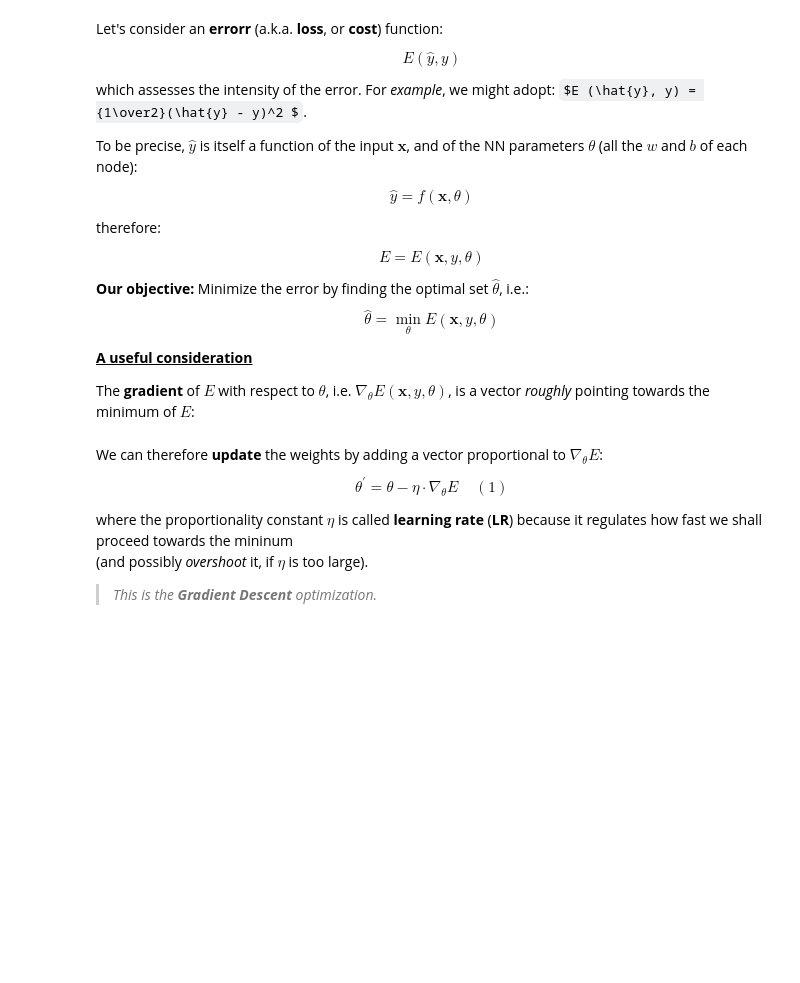
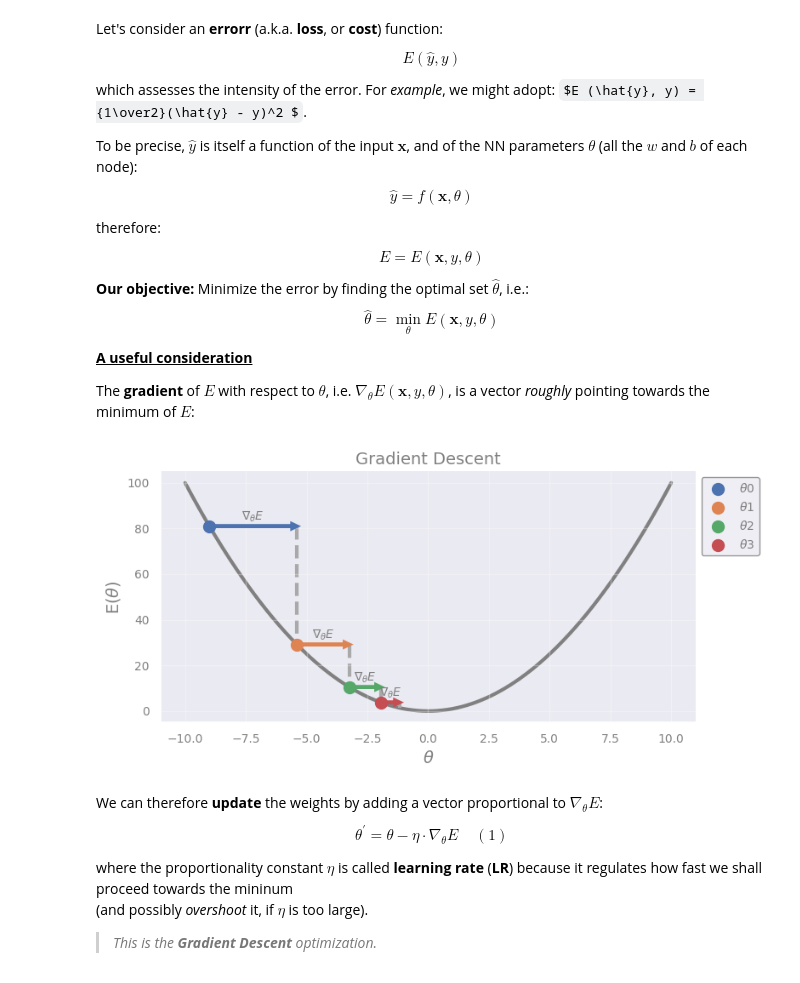
Before and after one commit to sghwang-cosmos/Astrostat-School-2026, a Jupyter notebook: DL_Intro_n_Regression/Intro_n_Regression.ipynb, the cells around one changed output. Cells and saved outputs as stored; diff of their text form; code cells hidden in the pictures; some formulas as TeX source; blank space fills up the shorter version.

```diff
--- a/DL_Intro_n_Regression/Intro_n_Regression.ipynb
+++ b/DL_Intro_n_Regression/Intro_n_Regression.ipynb
@@ -465,34 +480,36 @@ import numpy as np
 
 def E(theta): return theta**2
 def dE_dtheta(theta): return 2*theta
 
 thetas = np.linspace(-10, 10, 400)
 theta = -9
 '''First guess for the parameter''';
-eta = 0.18
+eta = 0.2
 '''Learning rate: try to change this to small/large values (e.g., 0.08, or 1)''';
 
 plt.figure(figsize=(8, 4))
 plt.title('Gradient Descent')
 
 plt.plot(thetas, E(thetas), c='grey', lw=3, zorder=-1)
 
 for i, color in enumerate(['C0', 'C1', 'C2', 'C3']):
     plt.scatter(theta, E(theta), s=100, c=color, label=r'$\theta$'+str(i))
     #
     theta_prime = theta - eta*dE_dtheta(theta)
     plt.arrow(theta, E(theta), theta_prime - theta, 0, lw=3, head_width=2, head_length=0.2, fc=color, ec=color, length_includes_head=True)
     plt.plot([theta_prime, theta_prime], [E(theta), E(theta_prime)], '--', lw=3, c='darkgrey', zorder=-1)
     plt.text((theta + theta_prime) / 2, E(theta) + 1, r'$\nabla_{\theta} E$', ha='center', va='bottom')
     #
     theta = theta_prime
 
 plt.gca().spines['top'].set_visible(False)
 plt.gca().spines['right'].set_visible(False)
 plt.xlabel(r'$\theta$', fontsize=14)
 plt.ylabel(r'E($\theta$)', fontsize=14)
 plt.legend(loc='upper left', bbox_to_anchor=(1,1))
 plt.show()
+# %% [output]
+[figure, added]
 # %% [markdown]
 We can therefore **update** the weights by adding a vector proportional to $\nabla_{\theta} E$:
 
```
Also changed, not shown: parts of 15 cells of this notebook.
